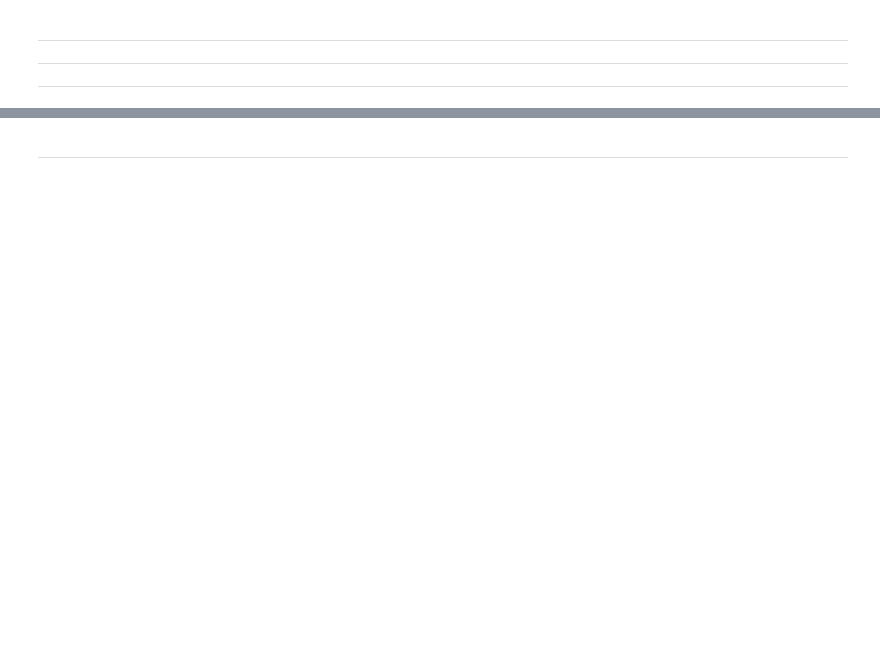
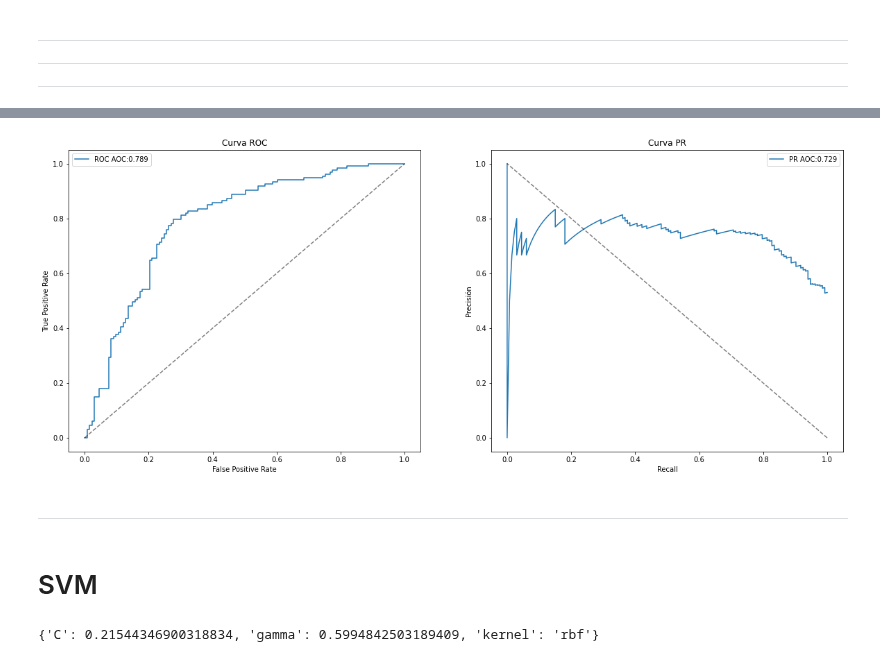
Before and after one commit to JaviCeRodriguez/Heart-Failure-ML, a Jupyter notebook: classification_v2.ipynb, the cells around one changed output, grey strips where cells are left out. Cells and saved outputs as stored; diff of their text form; code cells hidden in the pictures; blank space fills up the shorter version.

```diff
--- a/classification_v2.ipynb
+++ b/classification_v2.ipynb
@@ -130,2 +160,17 @@ Test: 0.778
+# %%
+aoc_curves(lr_model,feat_train,targ_train)
+# %% [output]
+[figure, added]
 # %% [markdown]
 ---
+# %% [markdown]
+# SVM
+# %%
+hyperparam = {"kernel":["rbf","poly","sigmoid"],"C":np.logspace(-2,0,10),"gamma":np.logspace(-2,0,10)}
+svm_model = SVC(break_ties=True,probability=True)
+svm_grilla = GridSearchCV(svm_model,hyperparam,cv=10,scoring=score_metric,n_jobs=-1)
+svm_grilla.fit(feat_train,targ_train)
+print(svm_grilla.best_params_)
+svm_model = svm_grilla.best_estimator_
+# %% [output]
+{'C': 0.21544346900318834, 'gamma': 0.5994842503189409, 'kernel': 'rbf'}
```
Also changed, not shown: parts of 23 cells of this notebook, 2 other files.
